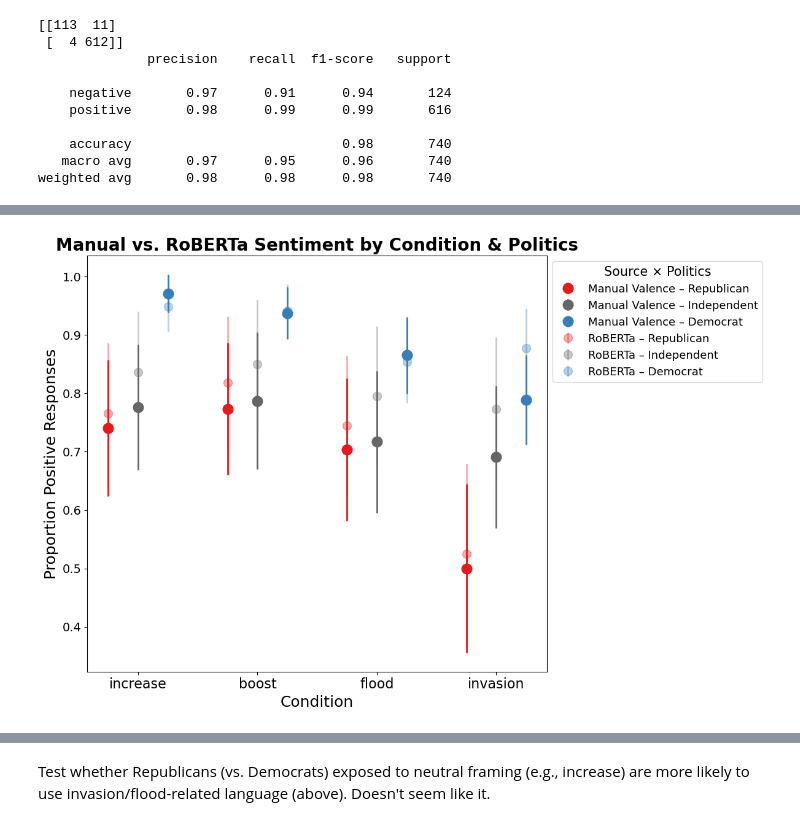
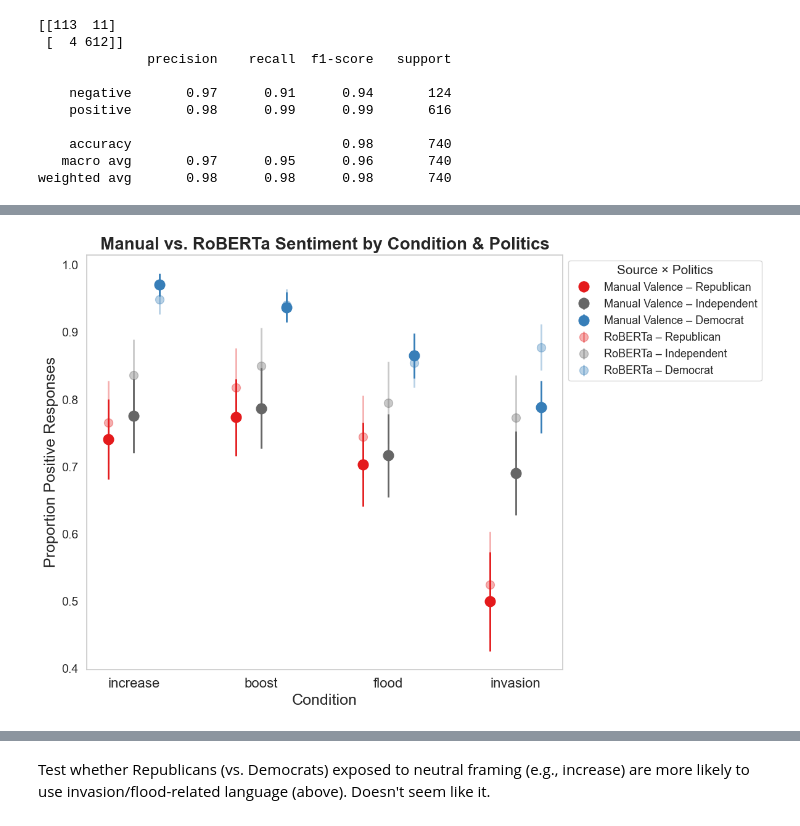
Before and after one commit to anachkhaidze/immigration_2025, a Jupyter notebook: immigration_2025_analysis_llm.ipynb, the cells around one changed output, grey strips where cells are left out. Drawn from its saved outputs; the diff is of its cells as text; code cells hidden in the pictures.

```diff
--- a/immigration_2025_analysis_llm.ipynb
+++ b/immigration_2025_analysis_llm.ipynb
@@ -48,12 +48,13 @@ df.head()
 columns_to_drop = [
     "Status", "RecordedDate", "RecipientLastName", "RecipientFirstName",
     "RecipientEmail", "ExternalReference", "DistributionChannel", "UserLanguage", "consent", "Finished",
-    "language.1_3_1", "language.1_3_3", "language.1_3_2", "language.1_4_1", "language.1_4_2", "language.1_4_3",
-    "language.1_5_1", "language.1_5_2", "language.1_5_3", "random", "immigrationStatus_5_TEXT",
+    "language#1_3_1", "language#1_3_3", "language#1_3_2", "language#1_4_1", "language#1_4_2", "language#1_4_3",
+    "language#1_5_1", "language#1_5_2", "language#1_5_3", "random", "immigrationStatus_5_TEXT",
     "immigrationStatus_5", "immigrationStatus_3", "immigrationStatus_4", "immigrationStatus_6",
-    "immigrationStatus_8", "immigrationStatus_2", "language.1_2_1", "language.1_2_2", "language.1_2_3",
-    "language.1_1_3", "politicalView_4_TEXT", "previousParticipatio", "gender_3_TEXT", "Progress",
-    "StartDate", "EndDate", "IPAddress", "Duration..in.seconds.", "immigrationStatus_1"
+    "immigrationStatus_8", "immigrationStatus_2", "language.1_1_2", "language#1_1_3",
+    "language.1_2_1", "language#1_2_2", "language#1_1_2", "language#1_2_1", "language#1_2_3", "politicalView_4_TEXT",
+    "previousParticipatio", "gender_3_TEXT", "Progress", "StartDate", "EndDate", "IPAddress",
+    "Duration (in seconds)", "immigrationStatus_1",
 ]
 
 df.drop(columns=columns_to_drop, inplace=True, errors="ignore")
@@ -260,5 +119,0 @@ Notes:
-# %%
-from scipy.stats import zscore
-
-df["vader_z"] = zscore(df["vader_score"], nan_policy='omit')
-df["likert_z"] = zscore(df["likert"], nan_policy='omit')
@@ -482,5 +279,21 @@ roberta_bin_summary["ci_high"] = roberta_bin_summary["proportion_positive"] + 1.
 # %%
+import numpy as np
+import matplotlib.pyplot as plt
+
+# Order
+conditions = ["increase", "boost", "flood", "invasion"]
+politicalView = ["Republican", "Independent", "Democrat"]
+palette = {
+    "Democrat": "#377eb8",
+    "Republican": "#e41a1c",
+    "Independent": "#666666"
+}
+
+x = np.arange(len(conditions))
+width = 0.2  # separation between political groups
+
 plt.figure(figsize=(12, 8))
+politicalView = valence_summary["politicalView"].unique()
 
 # Plot manually coded valence (primary)
 for i, party in enumerate(politicalView):
@@ -488,44 +301,43 @@ for i, party in enumerate(politicalView):
     x_pos = x + (i - 1) * width
     plt.errorbar(
         x=x_pos,
-        y=group["proportion_positive"],  # ✅ updated
-        yerr=1.96 * group["se"],
+        y=group["proportion_positive"],
+        yerr=1 * group["se"],
         fmt='o',
         label=f"Manual Valence – {party}",
         color=palette[party],
         capsize=0,
         markersize=12,
         linewidth=2,
         alpha=1.0
     )
 
 # Plot RoBERTa sentiment (transparent overlay)
 for i, party in enumerate(politicalView):
     group = roberta_bin_summary[roberta_bin_summary["politicalView"] == party]
     x_pos = x + (i - 1) * width
     plt.errorbar(
         x=x_pos,
-        y=group["proportion_positive"],  # ✅ updated
-        yerr=1.96 * group["se"],
+        y=group["proportion_positive"],
+        yerr=1 * group["se"],
         fmt='o',
         label=f"RoBERTa – {party}",
         color=palette[party],
         capsize=0,
         markersize=10,
         linewidth=2,
         alpha=0.35
     )
 
-# Formatting
 plt.xticks(ticks=x, labels=conditions, fontsize=16)
 plt.yticks(fontsize=14)
 plt.xlabel("Condition", fontsize=18)
-plt.ylabel("Proportion Positive Responses", fontsize=18)  # ✅ updated
+plt.ylabel("Proportion Positive Responses", fontsize=18)
 plt.title("Manual vs. RoBERTa Sentiment by Condition & Politics", fontsize=20, weight='bold')
 plt.legend(title="Source × Politics", fontsize=13, title_fontsize=15, loc="upper left", bbox_to_anchor=(1, 1))
 plt.grid(False)
 plt.tight_layout()
 plt.show()
 # %% [output]
-[figure, old version]
+[figure, new version]
 # %%
```
Also changed, not shown: parts of 63 cells of this notebook.
